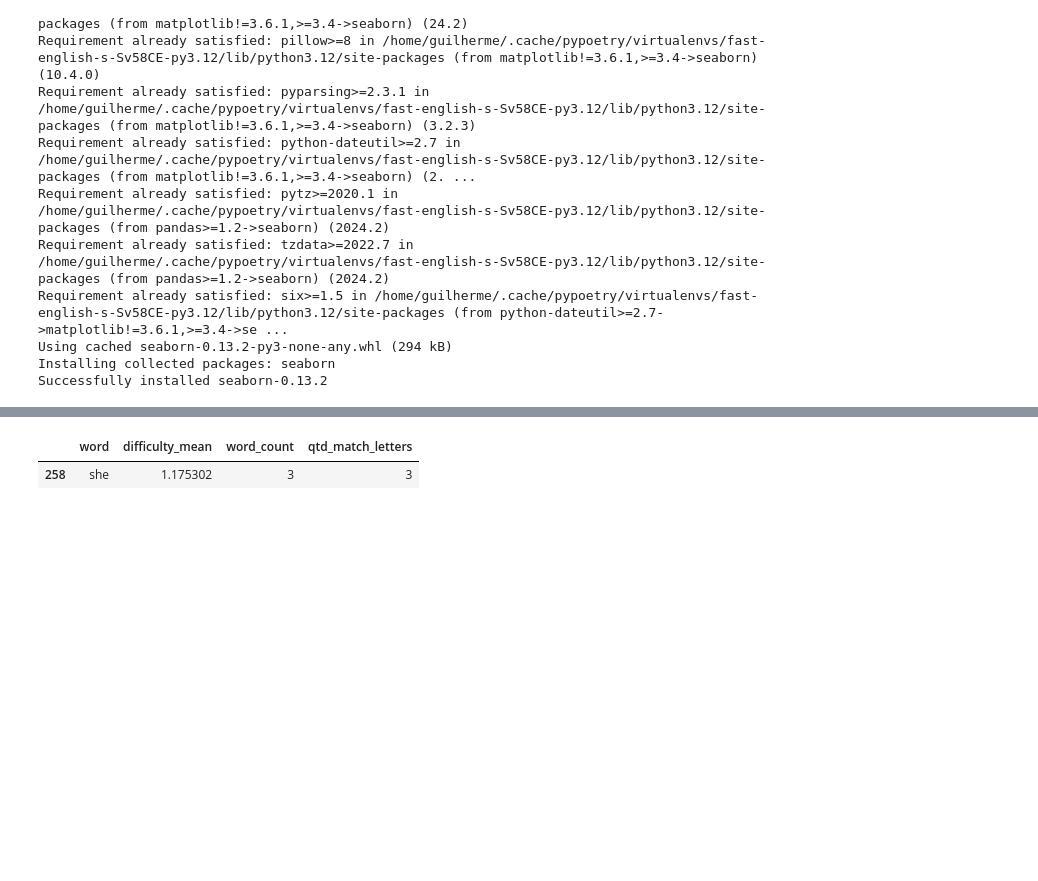
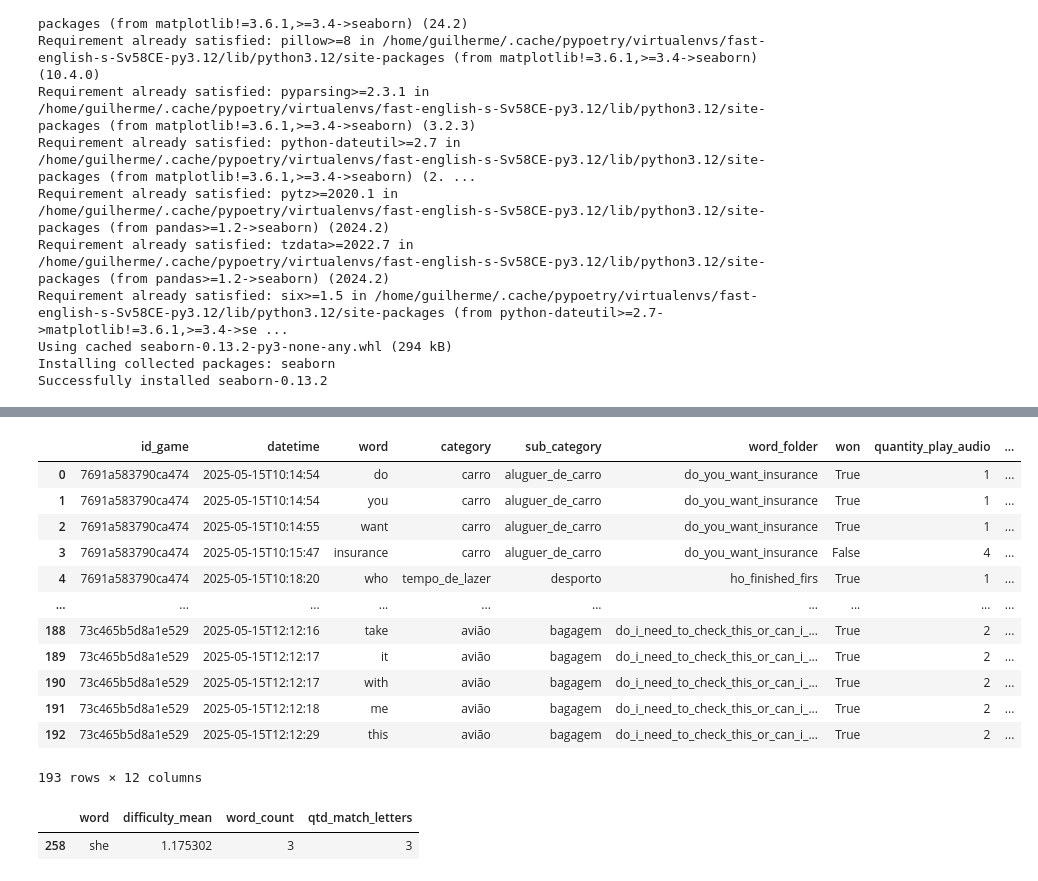
Before and after one commit to GuilhermeBranddao/fast-english, a Jupyter notebook: app/new_features/new_features/generate_statistc.ipynb, the cells around one changed output, grey strips where cells are left out. Cells and saved outputs as stored; diff of their text form; code cells hidden in the pictures; blank space fills up the shorter version.

```diff
--- a/app/new_features/new_features/generate_statistc.ipynb
+++ b/app/new_features/new_features/generate_statistc.ipynb
@@ -78,3 +133,19 @@ Palavras vistas 320
+# %%
+df
+# %% [output]
+|  | id_game | datetime | word | category | sub_category | word_folder | won | quantity_play_audio | ... |
+| 0 | 7691a583790ca474 | 2025-05-15T10:14:54 | do | carro | aluguer_de_carro | do_you_want_insurance | True | 1 | ... |
+| 1 | 7691a583790ca474 | 2025-05-15T10:14:54 | you | carro | aluguer_de_carro | do_you_want_insurance | True | 1 | ... |
+| 2 | 7691a583790ca474 | 2025-05-15T10:14:55 | want | carro | aluguer_de_carro | do_you_want_insurance | True | 1 | ... |
+| 3 | 7691a583790ca474 | 2025-05-15T10:15:47 | insurance | carro | aluguer_de_carro | do_you_want_insurance | False | 4 | ... |
+| 4 | 7691a583790ca474 | 2025-05-15T10:18:20 | who | tempo_de_lazer | desporto | ho_finished_firs | True | 1 | ... |
+| ... | ... | ... | ... | ... | ... | ... | ... | ... | ... |
+| 188 | 73c465b5d8a1e529 | 2025-05-15T12:12:16 | take | avião | bagagem | do_i_need_to_check_this_or_can_i_... | True | 2 | ... |
+| 189 | 73c465b5d8a1e529 | 2025-05-15T12:12:17 | it | avião | bagagem | do_i_need_to_check_this_or_can_i_... | True | 2 | ... |
+| 190 | 73c465b5d8a1e529 | 2025-05-15T12:12:17 | with | avião | bagagem | do_i_need_to_check_this_or_can_i_... | True | 2 | ... |
+| 191 | 73c465b5d8a1e529 | 2025-05-15T12:12:18 | me | avião | bagagem | do_i_need_to_check_this_or_can_i_... | True | 2 | ... |
+| 192 | 73c465b5d8a1e529 | 2025-05-15T12:12:29 | this | avião | bagagem | do_i_need_to_check_this_or_can_i_... | True | 2 | ... |
+193 rows × 12 columns
 # %%
 # df.fillna(0, inplace=True)
 df["correct_guessed_letters"] = df["correct_guessed_letters"].fillna("")
```
Also changed, not shown: parts of 10 cells of this notebook, 8 other files.
